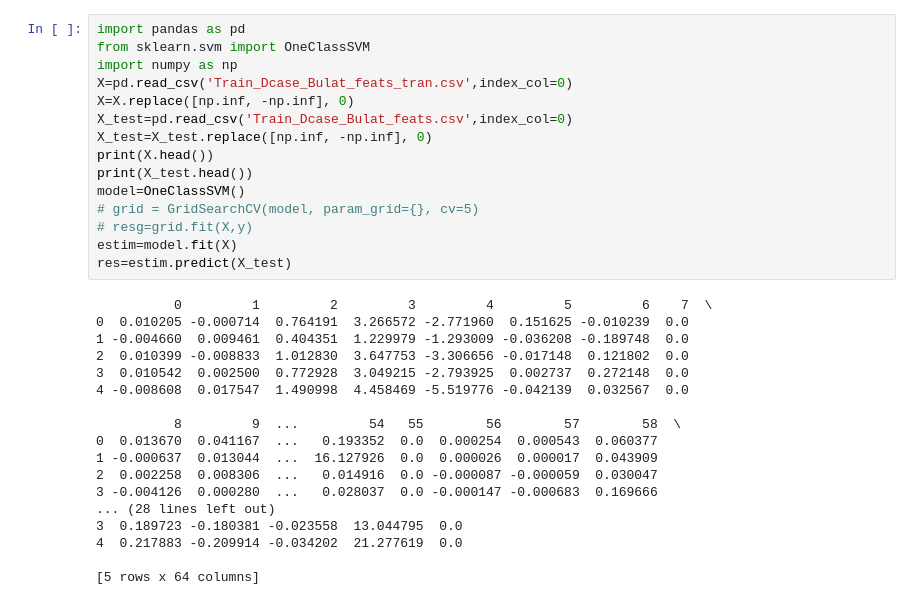
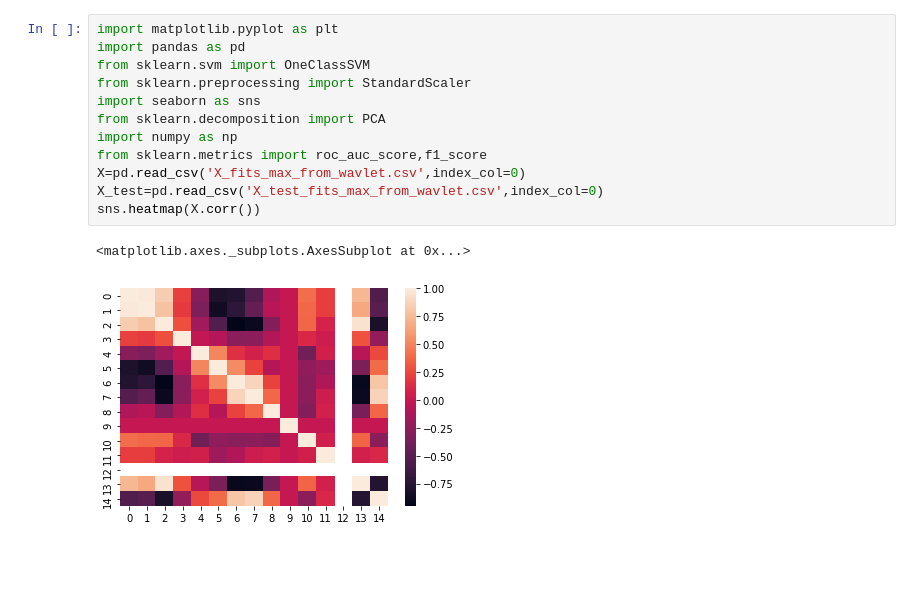
Before and after one commit to Chelovek760/dcase, a Jupyter notebook: dbscan.ipynb, the cells around one changed output. Cells and saved outputs as stored; diff of their text form; blank space fills up the shorter version.

```diff
--- a/dbscan.ipynb
+++ b/dbscan.ipynb
@@ -1,33 +1,15 @@
-# %%
-import pandas as pd
-from sklearn.svm import OneClassSVM
-import numpy as np
-X=pd.read_csv('Train_Dcase_Bulat_feats_tran.csv',index_col=0)
-X=X.replace([np.inf, -np.inf], 0)
-X_test=pd.read_csv('Train_Dcase_Bulat_feats.csv',index_col=0)
-X_test=X_test.replace([np.inf, -np.inf], 0)
-print(X.head())
-print(X_test.head())
-model=OneClassSVM()
-# grid = GridSearchCV(model, param_grid={}, cv=5)
-# resg=grid.fit(X,y)
-estim=model.fit(X)
-res=estim.predict(X_test)
-# %% [output]
-          0         1         2         3         4         5         6    7  \
-0  0.010205 -0.000714  0.764191  3.266572 -2.771960  0.151625 -0.010239  0.0
-1 -0.004660  0.009461  0.404351  1.229979 -1.293009 -0.036208 -0.189748  0.0
-2  0.010399 -0.008833  1.012830  3.647753 -3.306656 -0.017148  0.121802  0.0
-3  0.010542  0.002500  0.772928  3.049215 -2.793925  0.002737  0.272148  0.0
-4 -0.008608  0.017547  1.490998  4.458469 -5.519776 -0.042139  0.032567  0.0
-
-          8         9  ...         54   55        56        57        58  \
-0  0.013670  0.041167  ...   0.193352  0.0  0.000254  0.000543  0.060377
-1 -0.000637  0.013044  ...  16.127926  0.0  0.000026  0.000017  0.043909
-2  0.002258  0.008306  ...   0.014916  0.0 -0.000087 -0.000059  0.030047
-3 -0.004126  0.000280  ...   0.028037  0.0 -0.000147 -0.000683  0.169666
-... (28 lines left out)
-3  0.189723 -0.180381 -0.023558  13.044795  0.0
-4  0.217883 -0.209914 -0.034202  21.277619  0.0
-
-[5 rows x 64 columns]
+# %%
+import matplotlib.pyplot as plt
+import pandas as pd
+from sklearn.svm import OneClassSVM
+from sklearn.preprocessing import StandardScaler
+import seaborn as sns
+from sklearn.decomposition import PCA
+import numpy as np
+from sklearn.metrics import roc_auc_score,f1_score
+X=pd.read_csv('X_fits_max_from_wavlet.csv',index_col=0)
+X_test=pd.read_csv('X_test_fits_max_from_wavlet.csv',index_col=0)
+sns.heatmap(X.corr())
+# %% [output]
+<matplotlib.axes._subplots.AxesSubplot at 0x...>
+[figure, added]
```
Also changed, not shown: parts of 3 cells of this notebook, 4 other files.
